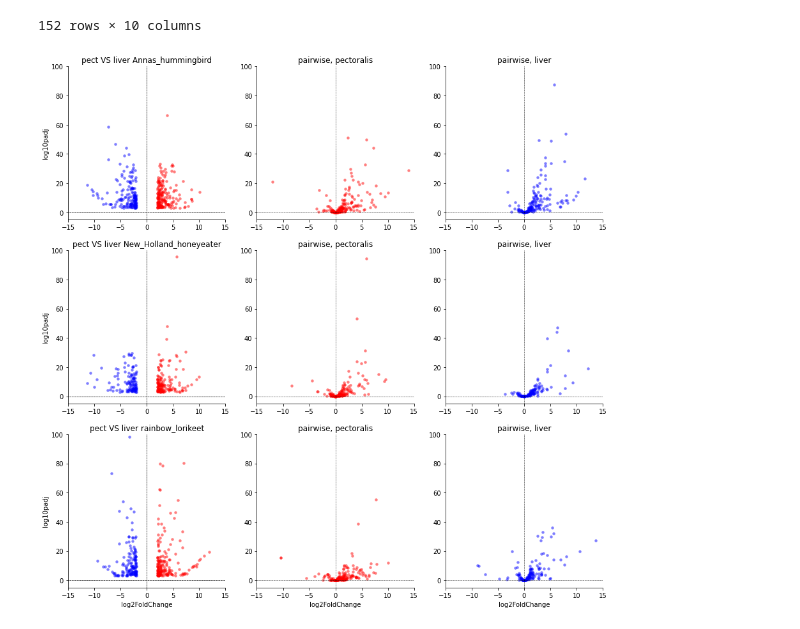
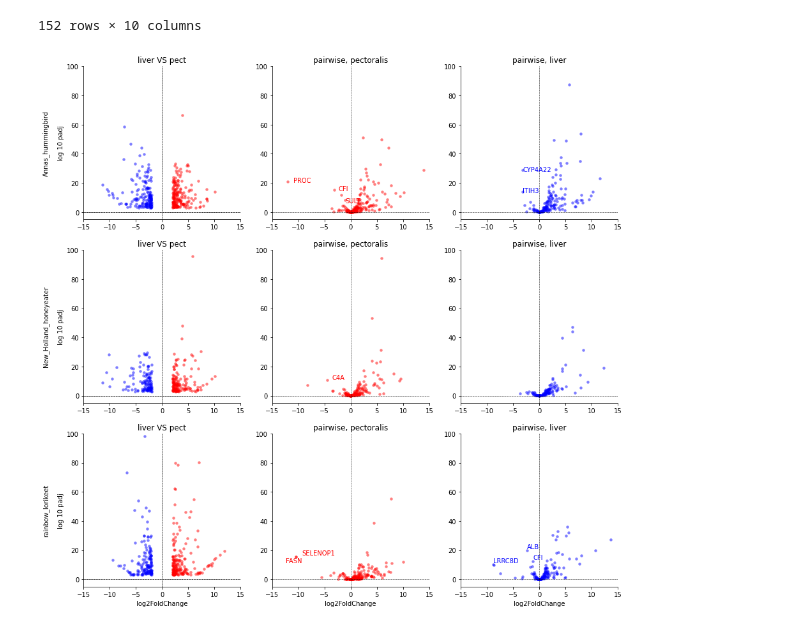
Before and after one commit to osipovarev/Transcriptome_for_NectarGenomics, a Jupyter notebook: DESeq2_analysis_nectar.ipynb, the cells around one changed output. Cells and saved outputs as stored; diff of their text form; code cells hidden in the pictures.

```diff
--- a/DESeq2_analysis_nectar.ipynb
+++ b/DESeq2_analysis_nectar.ipynb
@@ -879,34 +879,41 @@ for i in range(N_sp):
         axi_l = axi[0]
         sns.scatterplot(ax=axi_l, data=dfi_intra, x='log2FoldChange', y='log10padj',
                         color=c, linewidth=0, s=20, alpha=0.5)
         axi_l.set(xlim=(-15, 15))
         axi_l.set(ylim=(-5, 100))
-        axi_l.set(title='pect VS liver {}'.format(sp))
-        axi_l.set_ylabel('log10 p')
+        axi_l.set(title='liver VS pect')
+        axi_l.set_ylabel('{}\n\nlog 10 padj'.format(sp))
         if i < 2:
             axi_l.set_xlabel('')
         axi_l.axvline(0, color='k', ls='--', linewidth=0.5)
         axi_l.axhline(0, color='k', ls='--', linewidth=0.5)
 
         ## genes UP/DOWN in nectar pairwise pect/liver
         dfi_target = all_pairs_dfs[sp][t][0]
         dfi_pairwise = dfi_target[dfi_target['gene'].isin(genes_up_intra)]
 
         axi_l = axi[l+1]
         sns.scatterplot(ax=axi_l, data=dfi_pairwise, x='log2FoldChange', y='log10padj',
                         color=c, linewidth=0, s=20, alpha=0.5)
         axi_l.set(xlim=(-15, 15))
         axi_l.set(ylim=(-5, 100))
         axi_l.set(title='pairwise, {}'.format(t))
         axi_l.set_ylabel('')
         if i < 2:
             axi_l.set_xlabel('')
         axi_l.axvline(0, color='k', ls='--', linewidth=0.5)
         axi_l.axhline(0, color='k', ls='--', linewidth=0.5)
 
+        labels = []
+        # label down-reg genes
+        for x, y, g in zip(dfi_pairwise['log2FoldChange'], dfi_pairwise['log10padj'], down_df_f['gene']):
+            if (x < 0) and (y > 10):
+                labels.append(axi_l.text(x=x, y=y, s=g, color=c))
+        adjust_text(labels)
+
 sns.despine(left=False, bottom=False, right=True, top=True)
 
-pdf_name = 'unknown.pdf'
+pdf_name = 'intra_genes_in_pairwise_coord.pdf'
 # fig.savefig(pdf_name, format='pdf', bbox_inches='tight')
 # %% [output]
-[figure, old version]
+[figure, new version]
```
